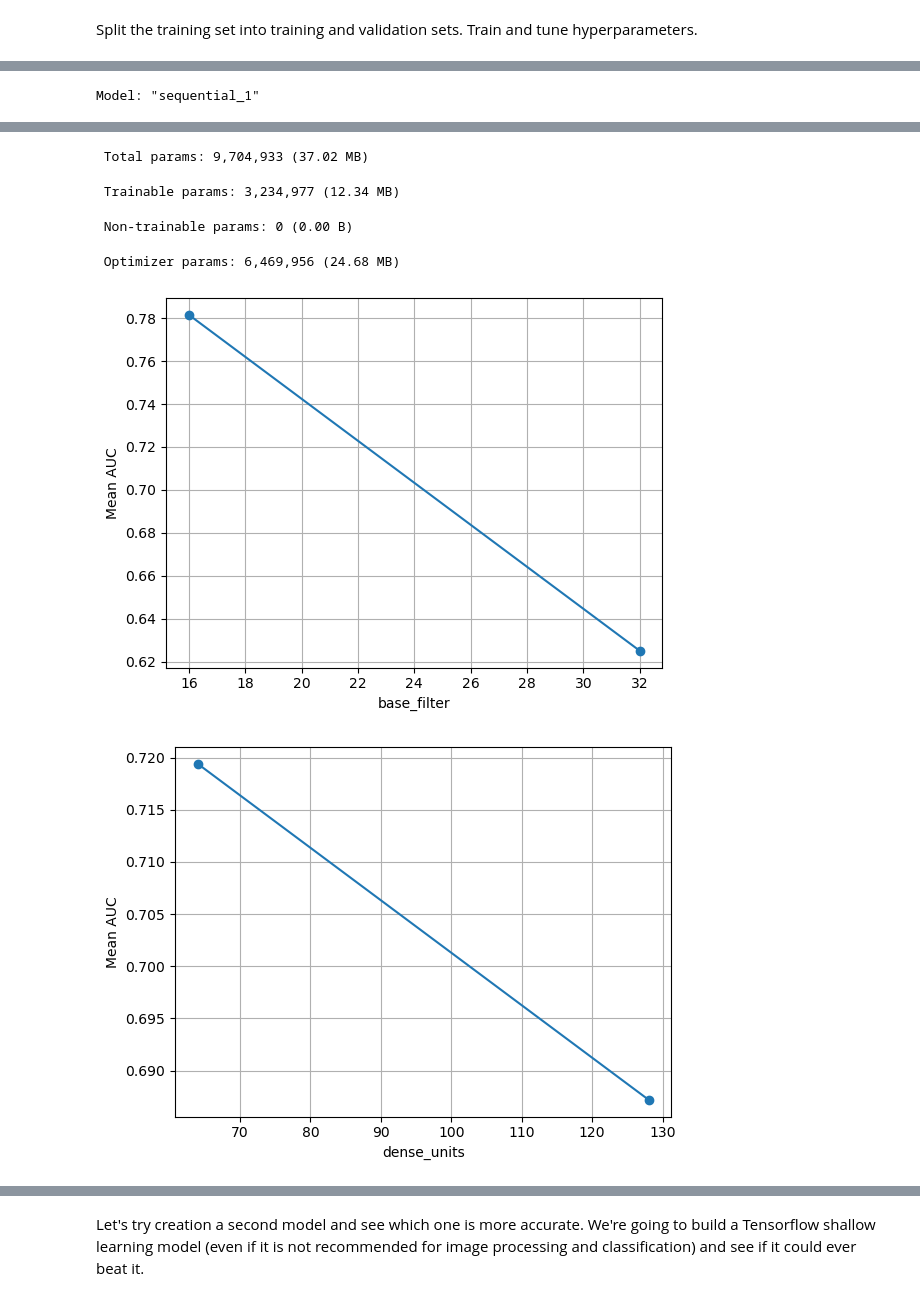
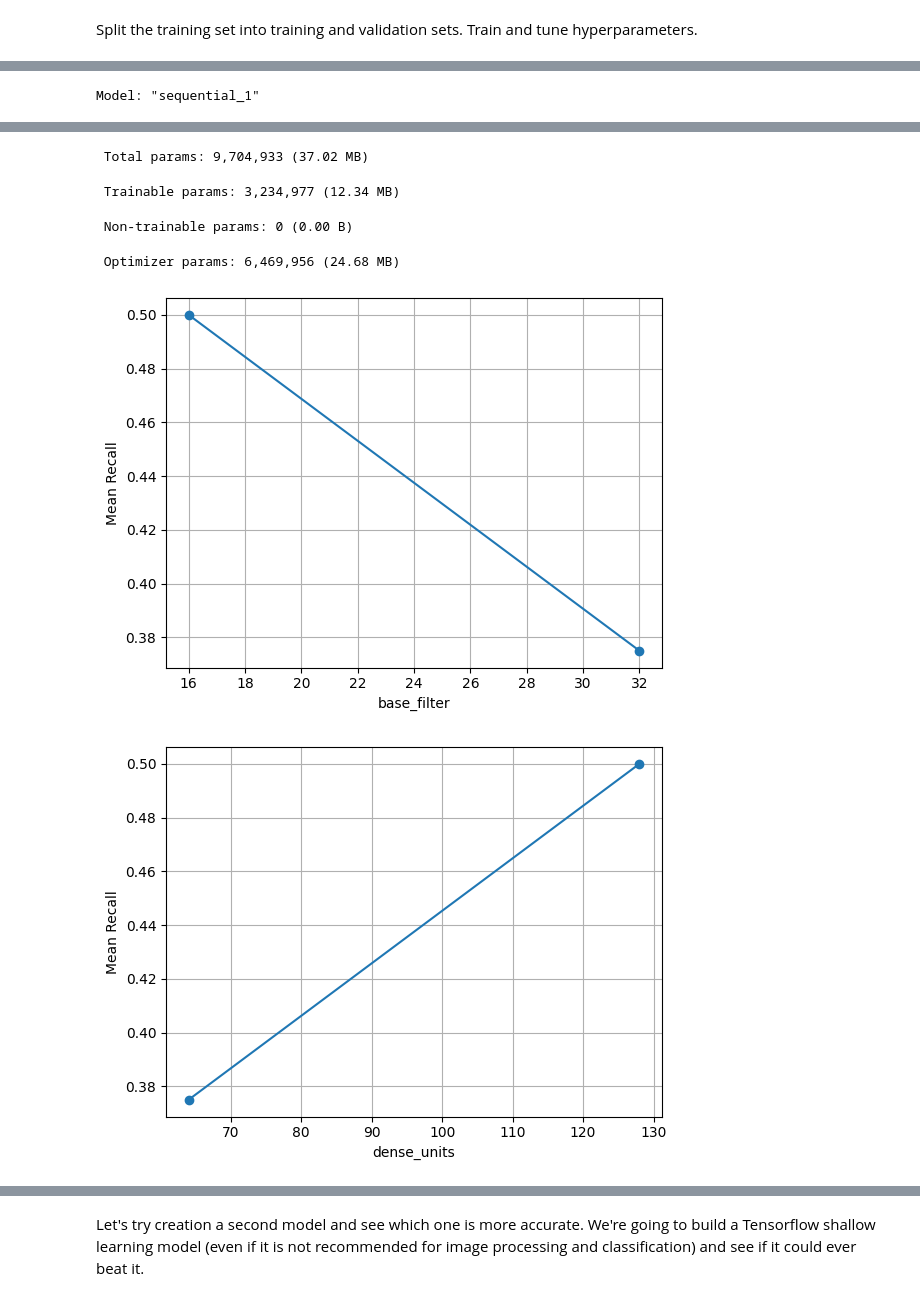
Before and after one commit to tylervo02/scalper-buddy, a Jupyter notebook: notebooks/trainModel.ipynb, the cells around one changed output, grey strips where cells are left out. Drawn from its saved outputs; the diff is of its cells as text; code cells hidden in the pictures.

```diff
--- a/notebooks/trainModel.ipynb
+++ b/notebooks/trainModel.ipynb
@@ -211,7 +213,7 @@ validationClassifyArray = 1 - validationClassifyArray
 # hypertune parameters with model 1 and see what we can do
 model1Tuner = kt.GridSearch(
     build_tensor_deep_model,
-    objective="val_auc",
+    objective="val_recall",
     max_trials=None,
     directory="fakeCardTensorflowLogs",
     project_name="pokemonFakeCardClassifierDeepModel"
@@ -229,7 +231,7 @@ def showHyperPlot(param: str, results, groupBy="mean_test_score"):
   plt.figure()
   plt.plot(toPlot.index, toPlot.values, marker="o")
   plt.xlabel(param)
-  plt.ylabel("Mean AUC")
+  plt.ylabel("Mean Recall")
   plt.grid(True)
   plt.show()
 
@@ -277,24 +279,24 @@ Epoch 4/30
 Model: "sequential_1"
 ┏━━━━━━━━━━━━━━━━━━━━━━━━━━━━━━━━━┳━━━━━━━━━━━━━━━━━━━━━━━━┳━━━━━━━━━━━━━━━┓
 ┃ Layer (type)                    ┃ Output Shape           ┃       Param # ┃
 ┡━━━━━━━━━━━━━━━━━━━━━━━━━━━━━━━━━╇━━━━━━━━━━━━━━━━━━━━━━━━╇━━━━━━━━━━━━━━━┩
 │ conv2d_3 (Conv2D)               │ (None, 224, 224, 16)   │           448 │
 ├─────────────────────────────────┼────────────────────────┼───────────────┤
 │ max_pooling2d_3 (MaxPooling2D)  │ (None, 112, 112, 16)   │             0 │
 ├─────────────────────────────────┼────────────────────────┼───────────────┤
 │ conv2d_4 (Conv2D)               │ (None, 112, 112, 32)   │         4,640 │
 ├─────────────────────────────────┼────────────────────────┼───────────────┤
 │ max_pooling2d_4 (MaxPooling2D)  │ (None, 56, 56, 32)     │             0 │
 ├─────────────────────────────────┼────────────────────────┼───────────────┤
 │ conv2d_5 (Conv2D)               │ (None, 56, 56, 64)     │        18,496 │
 ... (5 lines left out)
 │ dense_2 (Dense)                 │ (None, 64)             │     3,211,328 │
 ├─────────────────────────────────┼────────────────────────┼───────────────┤
 │ dense_3 (Dense)                 │ (None, 1)              │            65 │
 └─────────────────────────────────┴────────────────────────┴───────────────┘
  Total params: 9,704,933 (37.02 MB)
  Trainable params: 3,234,977 (12.34 MB)
  Non-trainable params: 0 (0.00 B)
  Optimizer params: 6,469,956 (24.68 MB)
-[figure, old version]
+[figure, new version]
-[figure, old version]
+[figure, new version]
```
Also changed, not shown: parts of 8 cells of this notebook, 3 other files.
